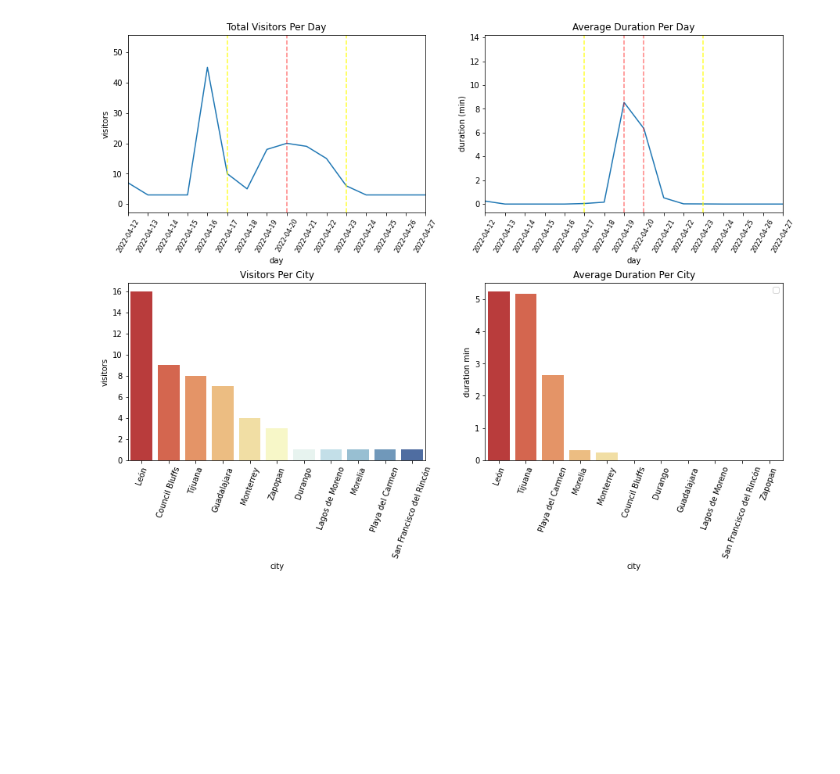
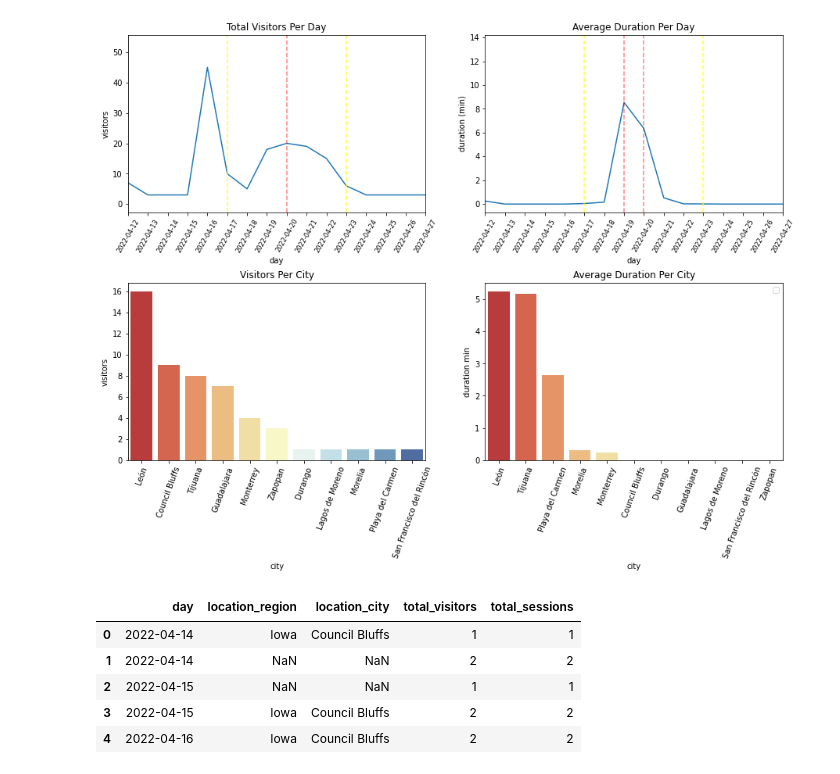
Before and after one commit to juanm05/Abril_Shopify, a Jupyter notebook: main.ipynb, the cells around one changed output. Cells and saved outputs as stored; diff of their text form; code cells hidden in the pictures; blank space fills up the shorter version.

```diff
--- a/main.ipynb
+++ b/main.ipynb
@@ -150,0 +153,9 @@ No handles with labels found to put in legend.
+# %%
+df_visitors.head()
+# %% [output]
+|  | day | location_region | location_city | total_visitors | total_sessions |
+| 0 | 2022-04-14 | Iowa | Council Bluffs | 1 | 1 |
+| 1 | 2022-04-14 | NaN | NaN | 2 | 2 |
+| 2 | 2022-04-15 | NaN | NaN | 1 | 1 |
+| 3 | 2022-04-15 | Iowa | Council Bluffs | 2 | 2 |
+| 4 | 2022-04-16 | Iowa | Council Bluffs | 2 | 2 |
```
Also changed, not shown: parts of 2 cells of this notebook, 1 other file.
